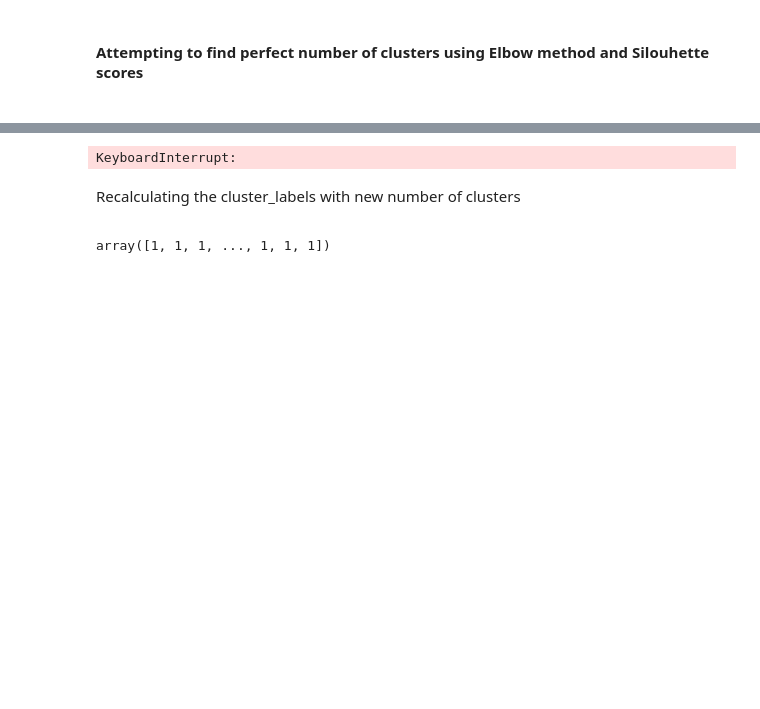
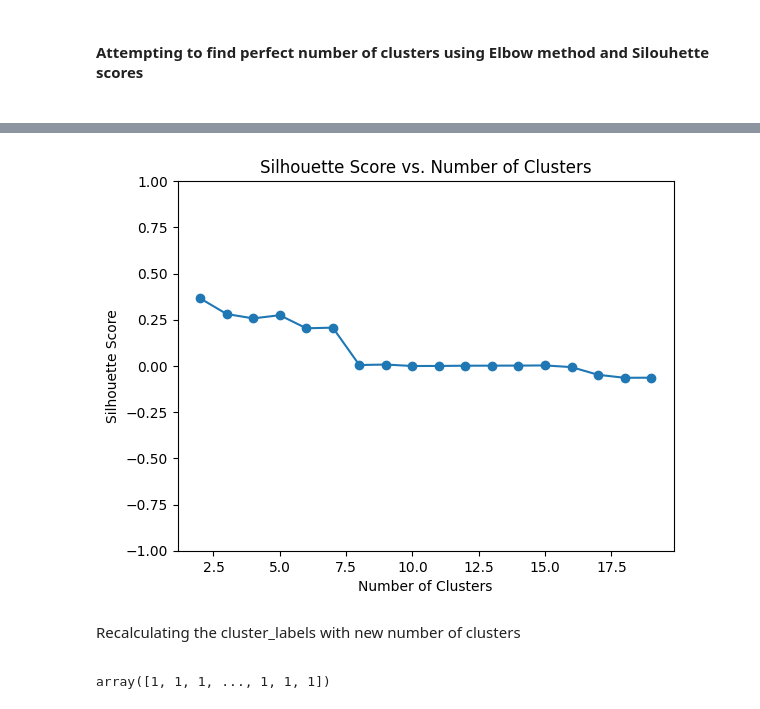
Before and after one commit to Radwanbaba13/MovieRecommenderSystem, a Jupyter notebook: KMeansClustering.ipynb, the cells around one changed output, grey strips where cells are left out. Saved outputs shown, nothing was run; the diff lists cells and outputs as text; code cells hidden in the pictures; blank space fills up the shorter version.

```diff
--- a/KMeansClustering.ipynb
+++ b/KMeansClustering.ipynb
@@ -190,30 +232,30 @@ plt.show()
 # %%
 # SILOUHETTE SCORES
 from sklearn.metrics import silhouette_score
 from sklearn.cluster import KMeans
 
 # Initialize a list to store silhouette scores for different numbers of clusters
 silhouette_scores = []
 
 # Range of cluster numbers to try
 cluster_range = range(2, 20)  # Start from 2 clusters
 
 # Calculate silhouette score for each number of clusters
 for n_clusters in cluster_range:
     kmeans = KMeans(n_clusters=n_clusters, random_state=42)
-    cluster_labels = kmeans.fit_predict(scaled_pivot_table)  # X is your data matrix
-    silhouette_avg = silhouette_score(scaled_pivot_table, cluster_labels)
+    cluster_labels = kmeans.fit_predict(pivot_table)  # X is your data matrix
+    silhouette_avg = silhouette_score(pivot_table, cluster_labels)
     silhouette_scores.append(silhouette_avg)
 
 # Plot the silhouette scores
 plt.plot(cluster_range, silhouette_scores, marker='o')
 plt.xlabel('Number of Clusters')
 plt.ylabel('Silhouette Score')
 plt.ylim(-1, 1)  # Set y-axis limits
 plt.title('Silhouette Score vs. Number of Clusters')
 plt.show()
 # %% [output]
-KeyboardInterrupt:
+[figure, added]
 # %% [markdown]
 <p>Recalculating the cluster_labels with new number of clusters<p>
 # %%
```
Also changed, not shown: parts of 10 cells of this notebook.
